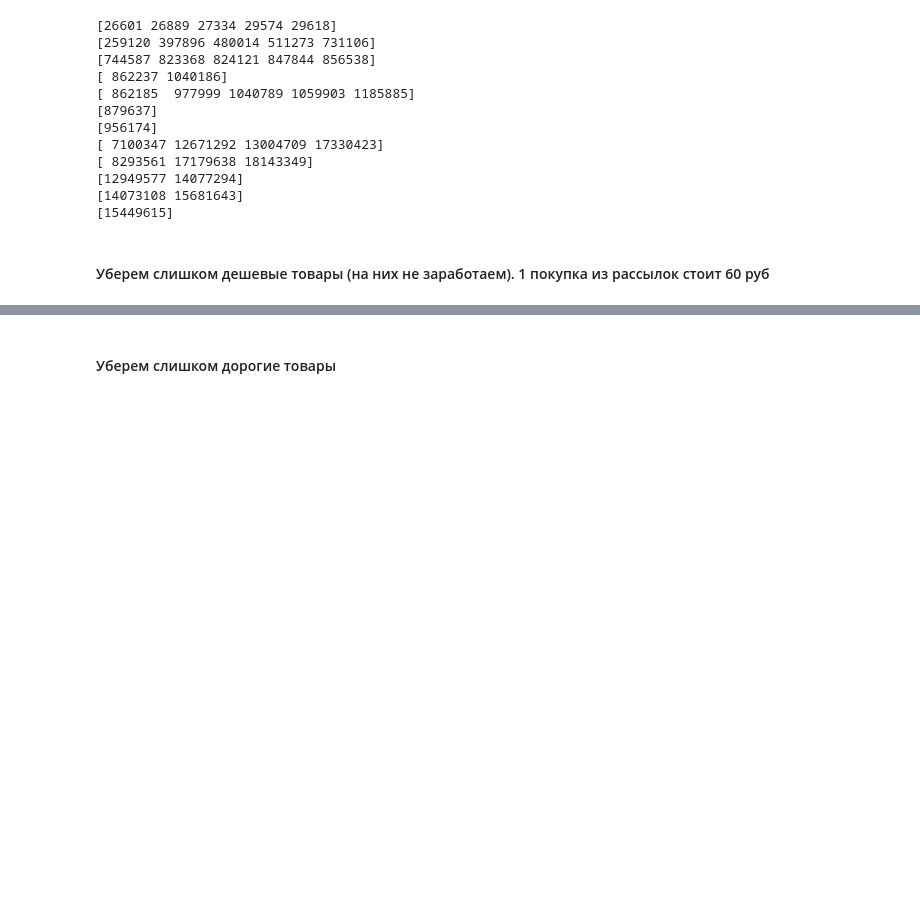
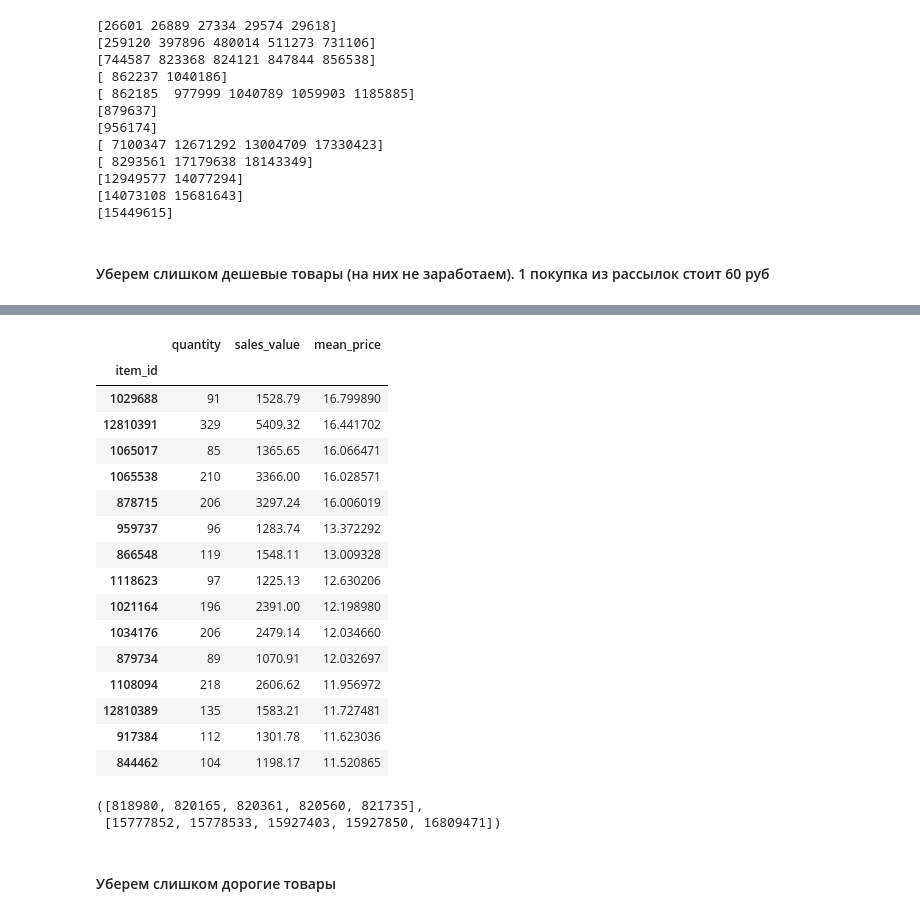
Before and after one commit to VitalyGladyshev/gb_rec_sys, a Jupyter notebook: rc_hw_04.ipynb, the cells around one changed output, grey strips where cells are left out. Drawn from its saved outputs; the diff is of its cells as text; code cells hidden in the pictures; blank space fills up the shorter version.

```diff
--- a/rc_hw_04.ipynb
+++ b/rc_hw_04.ipynb
@@ -405,0 +415,28 @@ for dep in dep_list:
+# %%
+mean_price = data.groupby('item_id')['quantity', "sales_value"].sum()
+mean_price["mean_price"] = mean_price["sales_value"] / mean_price["quantity"]
+mean_price.sort_values('mean_price', ascending=False).head(15)
+# %% [output]
+|  | quantity | sales_value | mean_price |
+| item_id |  |  |  |
+| 1029688 | 91 | 1528.79 | 16.799890 |
+| 12810391 | 329 | 5409.32 | 16.441702 |
+| 1065017 | 85 | 1365.65 | 16.066471 |
+| 1065538 | 210 | 3366.00 | 16.028571 |
+| 878715 | 206 | 3297.24 | 16.006019 |
+| 959737 | 96 | 1283.74 | 13.372292 |
+| 866548 | 119 | 1548.11 | 13.009328 |
+| 1118623 | 97 | 1225.13 | 12.630206 |
+| 1021164 | 196 | 2391.00 | 12.198980 |
+| 1034176 | 206 | 2479.14 | 12.034660 |
+| 879734 | 89 | 1070.91 | 12.032697 |
+| 1108094 | 218 | 2606.62 | 11.956972 |
+| 12810389 | 135 | 1583.21 | 11.727481 |
+| 917384 | 112 | 1301.78 | 11.623036 |
+| 844462 | 104 | 1198.17 | 11.520865 |
+# %%
+cheap_list = mean_price.loc[mean_price["mean_price"]<0.9].index.tolist()
+cheap_list[:5], cheap_list[-5:]
+# %% [output]
+([818980, 820165, 820361, 820560, 821735],
+ [15777852, 15778533, 15927403, 15927850, 16809471])
```
Also changed, not shown: parts of 4 cells of this notebook.
